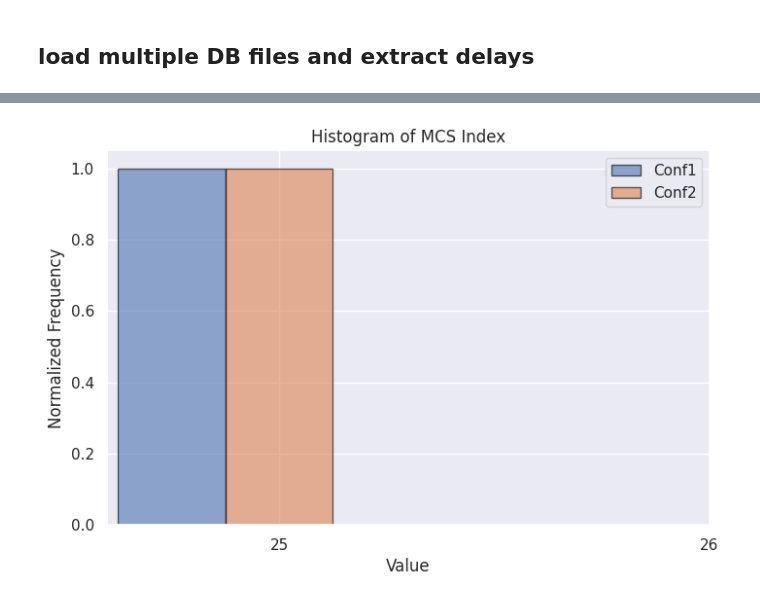
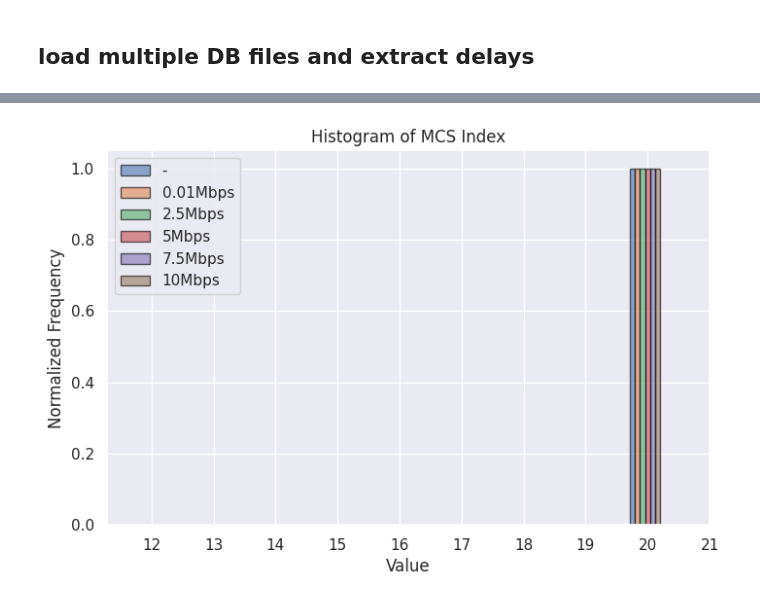
Before and after one commit to gourav-prateek-sharma/meas-visualization, a Jupyter notebook: plots.ipynb, the cells around one changed output, grey strips where cells are left out. Drawn from its saved outputs; the diff is of its cells as text; code cells hidden in the pictures.

```diff
--- a/plots.ipynb
+++ b/plots.ipynb
@@ -318,14 +299,17 @@ fig.savefig(f"{PLOTS_DIR}res2.png")
 # %%
 ### combine plots
 MEAS_DIR = '../S1-meas/'
-MEAS_LABELS = ['s49', 's57']
-LABELS = ['Conf1', 'Conf2']
+MEAS_LABELS = [ 's60', 's77', 's76', 's75', 's74', 's73']
+LABELS = [ '-', '0.01Mbps', '2.5Mbps', '5Mbps', '7.5Mbps', '10Mbps']
 DB_FILES = [ MEAS_DIR+MEAS_LABEL+'/'+'res_db.sql' for MEAS_LABEL in MEAS_LABELS]  # Add more DB files as needed
 # %%
 IMPORT_FROM_JSON=True
 # %% [markdown]
 ## load multiple DB files and extract delays
 # %%
+SKIP_INITIAL_PACKETS = 5
+SKIP_LAST_PACKETS = 5
+
 # Initialize lists or dictionaries to store results from each file
 packets_list = []
 sched_sorted_dicts = []
@@ -334,6 +318,7 @@ sr_bsr_tx_sorted_lists = []
 mcs_data = []
 mcs_dicts = []
 tb_data = []
+
 delays_data = []  # New list to store delays for each file
 
 # Loop through each label and perform the analysis
@@ -344,7 +329,7 @@ for MEAS_LABEL in MEAS_LABELS:
 
         # Packet analyzer
         analyzer = ULPacketAnalyzer(FILE_PATH)
-        uids_arr = range(analyzer.first_ueipid, analyzer.last_ueipid + 1)
+        uids_arr = range(analyzer.first_ueipid+SKIP_INITIAL_PACKETS, analyzer.last_ueipid + 1-SKIP_LAST_PACKETS)
         packets = analyzer.figure_packettx_from_ueipids(uids_arr)
         packets_rnti_set = set([item['rlc.attempts'][0]['rnti'] for item in packets if item['rlc.attempts'][0]['rnti']!=None])
         print(f'RNTIs in packets: {list(packets_rnti_set)}')
@@ -364,7 +349,10 @@ for MEAS_LABEL in MEAS_LABELS:
         begin_ts = sched_analyzer.first_ts
         end_ts = sched_analyzer.last_ts
         sched_arr = sched_analyzer.find_resource_schedules_from_ts(begin_ts, end_ts)
-        sched_sorted_dict = SortedDict({sched['decision_ts']: sched for sched in sched_arr})
+        #sched_sorted_dict = SortedDict({sched['decision_ts']: sched for sched in sched_arr})
+        sched_sorted_dict = SortedDict({sched['schedule_ts']: sched for sched in sched_arr
+                                if sched['cause'].get('rnti')==list(packets_rnti_set)[0]
+                                or sched['cause'].get('rnti')==None})
         sched_sorted_dicts.append(sched_sorted_dict)
 
         bsrupd_arr = sched_analyzer.find_bsr_upd_from_ts(begin_ts, end_ts)
@@ -412,7 +400,10 @@ for MEAS_LABEL in MEAS_LABELS:
         sr_bsr_tx_sorted_lists.append(sr_bsr_tx_sorted_list)
 
         sched_arr = read_json(DATA_DIR+'sched.json')
-        sched_sorted_dict = SortedDict({sched['decision_ts']: sched for sched in sched_arr})
+        #sched_sorted_dict = SortedDict({sched['decision_ts']: sched for sched in sched_arr})
+        sched_sorted_dict = SortedDict({sched['schedule_ts']: sched for sched in sched_arr
+                                        if sched['cause'].get('rnti')==list(packets_rnti_set)[0]
+                                        or sched['cause'].get('rnti')==None})
         sched_sorted_dicts.append(sched_sorted_dict)
         mcs_arr_all = read_json(DATA_DIR+'mcs.json')
         set_rnti = set([item['rnti'] for item in mcs_arr_all])
@@ -514,12 +502,12 @@ RNTIs in packets: ['5fcf']
 # %%
-# Ensure the PLOTS_DIR exists
+# Ensure the PLOTS_DIR/* exists
 PLOTS_DIR = "./plots/combined_"+"_".join(MEAS_LABELS)+"/"
 if not os.path.exists(PLOTS_DIR):
     os.makedirs(PLOTS_DIR)
 
 # Skip constants
-SKIP_FIRST = 1000
-SKIP_LAST = 3000
+SKIP_FIRST = 10
+SKIP_LAST = 10
 
 # Initialize lists to store delay data from all DB files for each delay type
 e2e_delays_per_meas = []
@@ -559,10 +547,17 @@ plot_multiple_ccdf_per_delay_type(ran_delays_per_meas, ax, delay_type_label='RAN
 plt.savefig(f"{PLOTS_DIR}ran_delays_combined_ccdf_plot.png", dpi=300, bbox_inches='tight')
 plt.show()
 
-# Plot Scheduling Delays for all measurement files on the same axis
+# Plot RAN Delays w/o frame alignment for all measurement files on the same axis
 fig, ax = plt.subplots(figsize=(8, 5))
-plot_multiple_ccdf_per_delay_type(scheduling_delays_per_meas, ax, delay_type_label='Scheduling Delays', labels=LABELS)
-plt.savefig(f"{PLOTS_DIR}scheduling_delays_combined_ccdf_plot.png", dpi=300, bbox_inches='tight')
+plot_multiple_ccdf_per_delay_type(ran_delays_wo_frame_alignment_delay_per_meas, ax, delay_type_label='RAN Delays w/o FA Delay', labels=LABELS)
+plt.savefig(f"{PLOTS_DIR}ran_delays_wo_frame_alignment_delay_ccdf_plot.png", dpi=300, bbox_inches='tight')  # You can change the file format (e.g., .pdf)
+plt.show()
+
+
+# Plot RAN Delays w/o Scheduling for all measurement files on the same axis
+fig, ax = plt.subplots(figsize=(8, 5))
+plot_multiple_ccdf_per_delay_type(ran_delays_wo_scheduling_delay_per_meas, ax, delay_type_label='RAN Delays w/o Scheduling', labels=LABELS)
+plt.savefig(f"{PLOTS_DIR}ran_delays_wo_scheduling_delay_combined_ccdf_plot.png", dpi=300, bbox_inches='tight')
 plt.show()
 
 # Plot Frame Alignment Delays for all measurement files on the same axis
@@ -571,11 +566,12 @@ plot_multiple_ccdf_per_delay_type(frame_alignment_delays_per_meas, ax, delay_typ
 plt.savefig(f"{PLOTS_DIR}frame_alignment_delays_combined_ccdf_plot.png", dpi=300, bbox_inches='tight')
 plt.show()
 
-# Plot RAN Delays w/o Scheduling for all measurement files on the same axis
+# Plot Scheduling Delays for all measurement files on the same axis
 fig, ax = plt.subplots(figsize=(8, 5))
-plot_multiple_ccdf_per_delay_type(ran_delays_wo_scheduling_delay_per_meas, ax, delay_type_label='RAN Delays w/o Scheduling', labels=LABELS)
-plt.savefig(f"{PLOTS_DIR}ran_delays_wo_scheduling_delay_combined_ccdf_plot.png", dpi=300, bbox_inches='tight')
+plot_multiple_ccdf_per_delay_type(scheduling_delays_per_meas, ax, delay_type_label='Scheduling Delays', labels=LABELS)
+plt.savefig(f"{PLOTS_DIR}scheduling_delays_combined_ccdf_plot.png", dpi=300, bbox_inches='tight')
 plt.show()
+
 
 # Plot Queueing Delays for all measurement files on the same axis
 fig, ax = plt.subplots(figsize=(8, 5))
@@ -583,25 +579,30 @@ plot_multiple_ccdf_per_delay_type(queueing_delays_per_meas, ax, delay_type_label
 plt.savefig(f"{PLOTS_DIR}queueing_delays_combined_ccdf_plot.png", dpi=300, bbox_inches='tight')
 plt.show()
 
+# Plot Queueing Delays w/o scheduling for all measurement files on the same axis
+# fig, ax = plt.subplots(figsize=(8, 5))
+# plot_multiple_ccdf_per_delay_type(queueing_delays_wo_scheduling_delay_per_meas, ax, delay_type_label='Queueing Delays w/o Scheduling Delay', labels=LABELS)
+# plt.savefig(f"{PLOTS_DIR}queueing_delays_wo_scheduling_delay_ccdf_plot.png", dpi=300, bbox_inches='tight')  # You can change the file format (e.g., .pdf)
+# plt.show()
+
+# Plot segmentation Delays for all measurement files on the same axis
+
+fig, ax = plt.subplots(figsize=(8, 5))
+plot_multiple_ccdf_per_delay_type(segmentation_delays_per_meas, ax, delay_type_label='Segmentation Delays', labels=LABELS)
+plt.savefig(f"{PLOTS_DIR}segmentation_delays_ccdf_plot.png", dpi=300, bbox_inches='tight')  # You can change the file format (e.g., .pdf)
+plt.show()
+
+# Plot segmentation Delays w/o scheduling for all measurement files on the same axis
+fig, ax = plt.subplots(figsize=(8, 5))
+plot_multiple_ccdf_per_delay_type(segmentation_delays_wo_scheduling_delay_per_meas, ax, delay_type_label='Segmentation Delays w/o Scheduling Delay', labels=LABELS)
+plt.savefig(f"{PLOTS_DIR}segmentation_delays_wo_scheduling_delay_ccdf_plot.png", dpi=300, bbox_inches='tight')  # You can change the file format (e.g., .pdf)
+plt.show()
+
+
 # Plot Retransmission Delays for all measurement files on the same axis
 fig, ax = plt.subplots(figsize=(8, 5))
 plot_multiple_ccdf_per_delay_type(retx_delays_per_meas, ax, delay_type_label='Retransmission Delays', labels=LABELS)
 plt.savefig(f"{PLOTS_DIR}retx_delays_combined_ccdf_plot.png", dpi=300, bbox_inches='tight')
-plt.show()
-
-fig, ax = plt.subplots(figsize=(8, 5))
-plot_multiple_ccdf_per_delay_type(ran_delays_wo_scheduling_delay_per_meas, ax, delay_type_label='RAN Delays w/o FA Delay', labels=LABELS)
-plt.savefig(f"{PLOTS_DIR}ran_delays_wo_frame_alignment_delay_ccdf_plot.png", dpi=300, bbox_inches='tight')  # You can change the file format (e.g., .pdf)
-plt.show()
-
-fig, ax = plt.subplots(figsize=(8, 5))
-plot_multiple_ccdf_per_delay_type(queueing_delays_wo_scheduling_delay_per_meas, ax, delay_type_label='Queueing Delays w/o Scheduling Delay', labels=LABELS)
-plt.savefig(f"{PLOTS_DIR}queueing_delays_wo_scheduling_delay_ccdf_plot.png", dpi=300, bbox_inches='tight')  # You can change the file format (e.g., .pdf)
-plt.show()
-
-fig, ax = plt.subplots(figsize=(8, 5))
-plot_multiple_ccdf_per_delay_type(segmentation_delays_wo_scheduling_delay_per_meas, ax, delay_type_label='Segmentation Delays w/o Scheduling Delay', labels=LABELS)
-plt.savefig(f"{PLOTS_DIR}segmentation_delays_wo_scheduling_delay_ccdf_plot.png", dpi=300, bbox_inches='tight')  # You can change the file format (e.g., .pdf)
 plt.show()
 
 # Plot Segments Histograms
@@ -629,3 +630,3 @@ plt.show()
-[figure, old version]
+[figure, new version]
 # %%
 # Index range and skip constants
```
Also changed, not shown: parts of 20 cells of this notebook, 2 other files.
